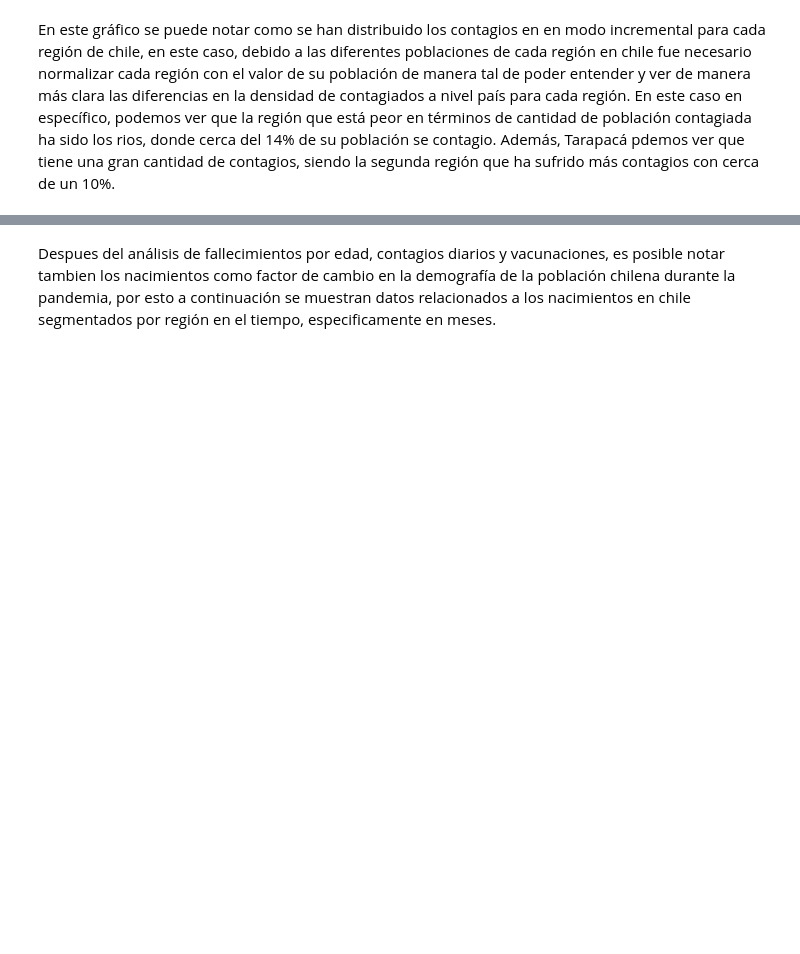
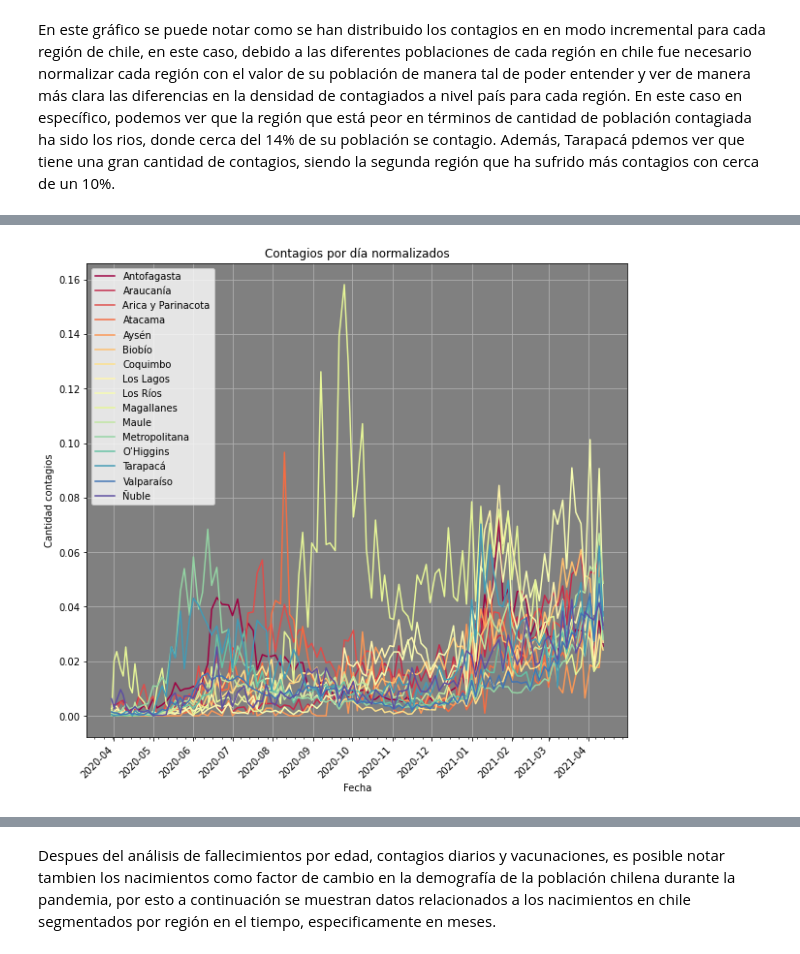
Before and after one commit to rocholaky/Mineria-de-datos-2021, a Jupyter notebook: Hito1.ipynb, the cells around one changed output, grey strips where cells are left out. Cells and saved outputs as stored; diff of their text form; code cells hidden in the pictures; blank space fills up the shorter version.

```diff
--- a/Hito1.ipynb
+++ b/Hito1.ipynb
@@ -72,0 +69,4 @@ Contagios_por_dia, Contagios_q_dias, densidad_contagios_x_dia = exploracionRC.ge
+# %%
+exploracionRC.plot_densidad_contagiados(densidad_contagios_x_dia)
+# %% [output]
+[figure, added]
```
Also changed, not shown: parts of 21 cells of this notebook.
